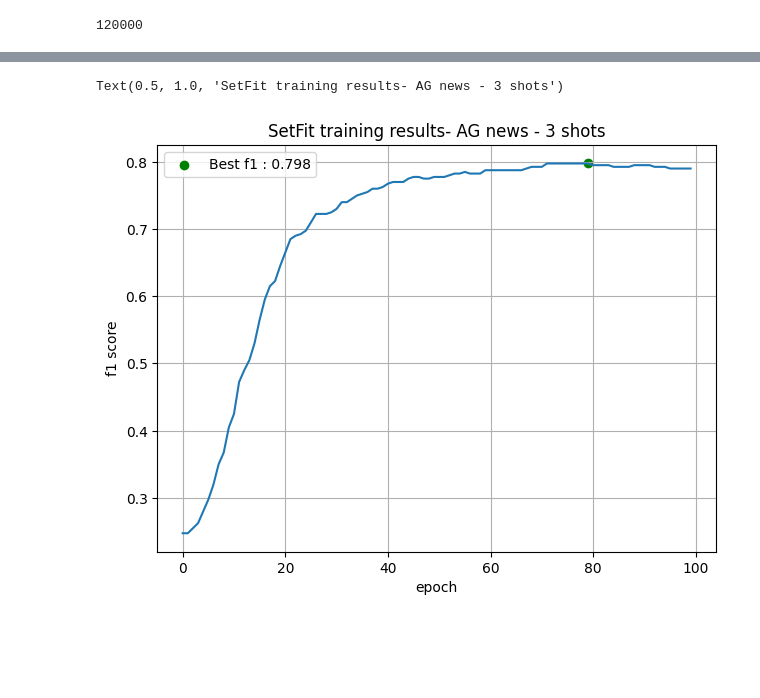
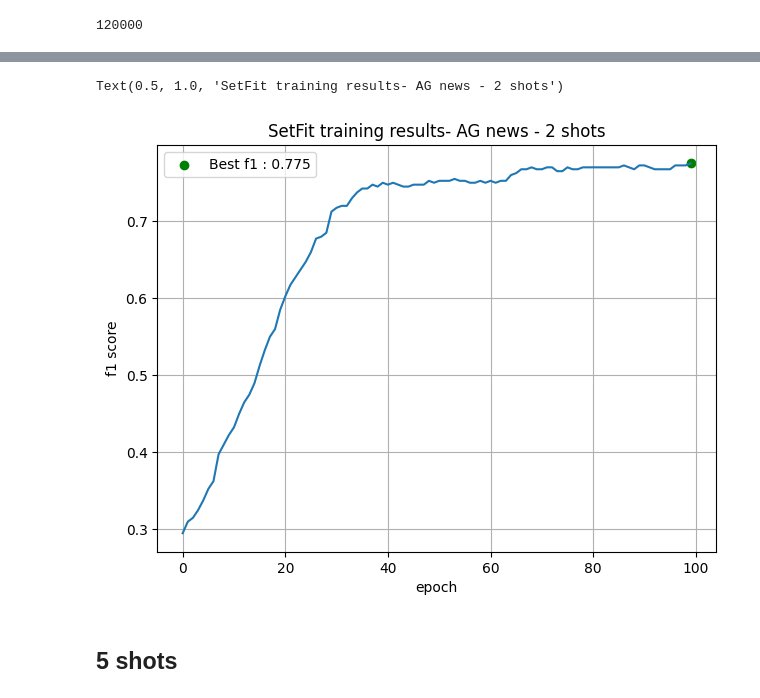
Before and after one commit to peulsilva/few-shot-learning-transformers, a Jupyter notebook: notebooks/few_shot_text_classification/setfit/01-train_setfit.ipynb, the cells around one changed output, grey strips where cells are left out. Cells and saved outputs as stored; diff of their text form; code cells hidden in the pictures; blank space fills up the shorter version.

```diff
--- a/notebooks/few_shot_text_classification/setfit/01-train_setfit.ipynb
+++ b/notebooks/few_shot_text_classification/setfit/01-train_setfit.ipynb
@@ -98,14 +105,14 @@ val_labels = ag_news_dataset['train']['label'][data_size*3//5:]
 X_train, y_train = get_n_shots_per_class(
     train_text,
     train_labels,
-    n_shots= 3,
+    n_shots= n_shots,
     num_classes= num_classes
 )
 # %%
 X_val, y_val = get_n_shots_per_class(
     val_text,
     val_labels,
-    n_shots = 6,
+    n_shots = 10,
     num_classes=num_classes
 )
 # %%
@@ -224,7 +297,7 @@ X
 X_train, y_train = get_n_shots_per_class(
     train_text,
     train_labels,
-    n_shots= 3,
+    n_shots= n_shots,
     num_classes= num_classes
 )
 X_val, y_val = get_n_shots_per_class(
@@ -251,7 +324,7 @@ X_train_shuffled , y_train_shuffled = shuffle_two_lists(X_train, y_train)
 # %%
 from IPython.display import clear_output
 # %%
-embedding_model = SentenceTransformer("peulsilva/phrase-bert-setfit-3shots")\
+embedding_model = SentenceTransformer(f"peulsilva/phrase-bert-setfit-{n_shots}shots")\
     .to(device)
 
 in_features = embedding_model.get_sentence_embedding_dimension()
@@ -355,18 +428,20 @@ best_epoch
 # %%
 # history = ([k.to('cpu').numpy() for k in history])
 plt.plot(history)
 plt.scatter(
     [best_epoch],
     best_f1.item(),
     color = "green",
     label = f"Best f1 : {round(best_f1.item(),3)}"
 )
 plt.grid()
 plt.legend()
 plt.ylabel("f1 score")
 plt.xlabel("epoch")
 plt.tight_layout()
-plt.title("SetFit training results- AG news - 3 shots")
+plt.title("SetFit training results- AG news - 2 shots")
 # %% [output]
-Text(0.5, 1.0, 'SetFit training results- AG news - 3 shots')
+Text(0.5, 1.0, 'SetFit training results- AG news - 2 shots')
-[figure, old version]
+[figure, new version]
+# %% [markdown]
+## 5 shots
```
Also changed, not shown: parts of 50 cells of this notebook, 9 other files.
